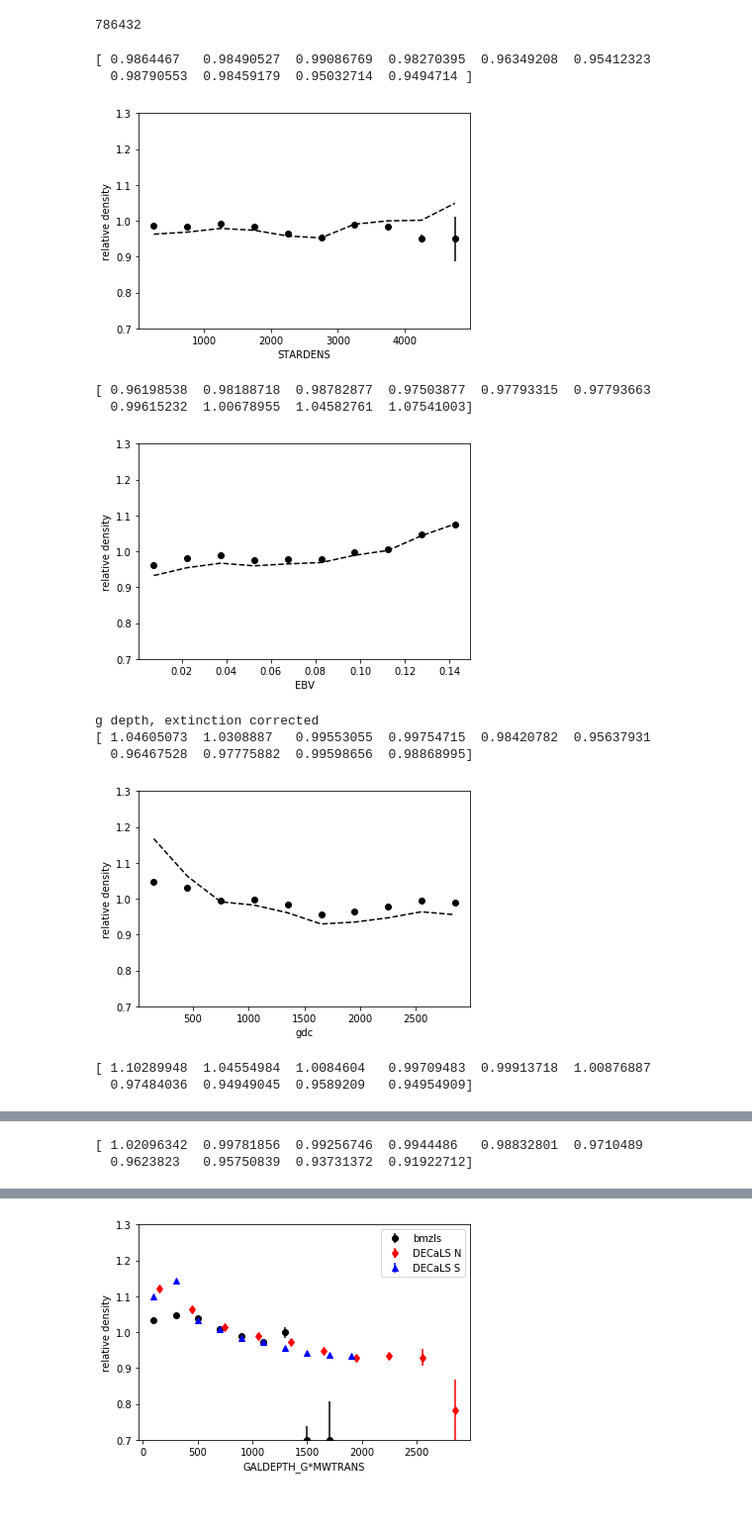
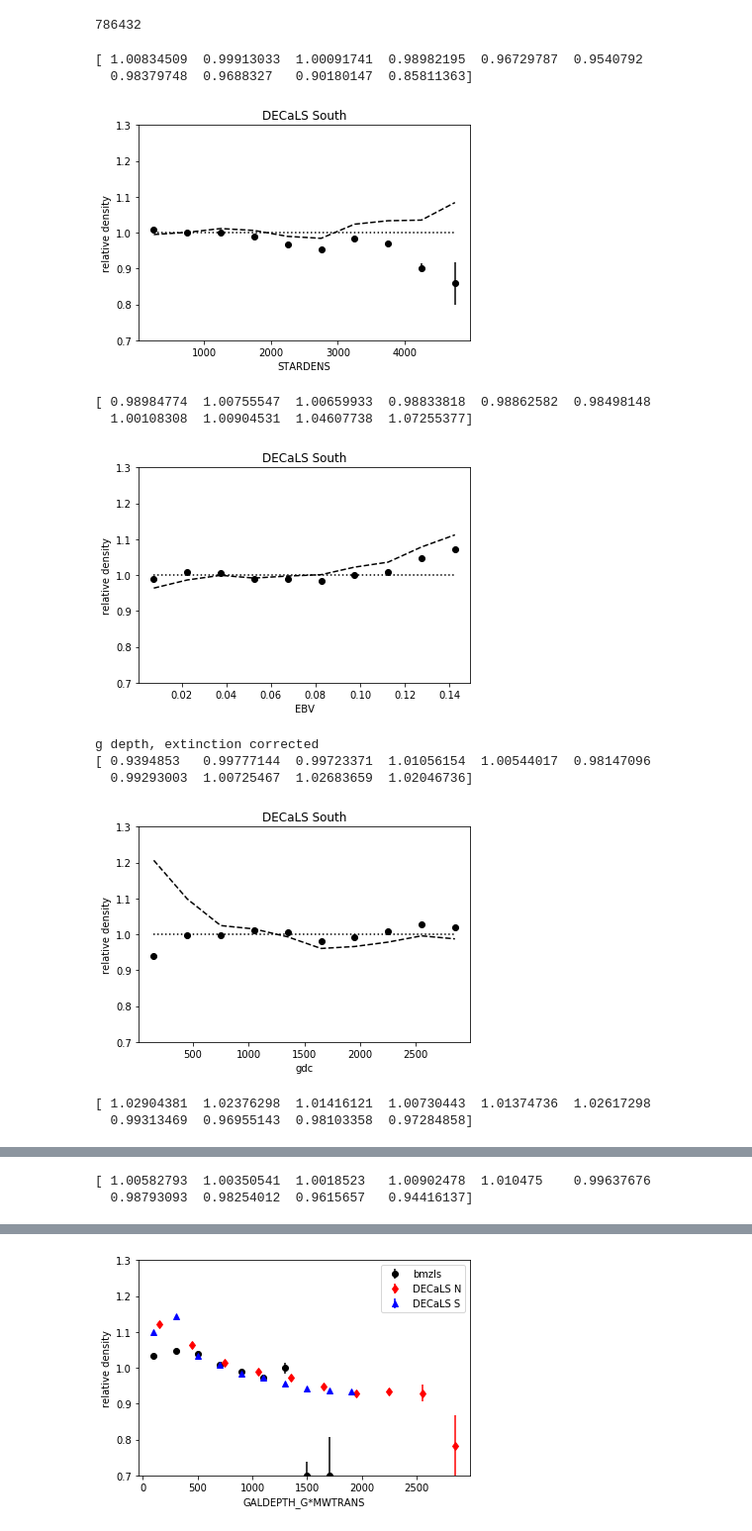
Before and after one commit to desihub/LSS, a Jupyter notebook: Sandbox/ELGgalforeground.ipynb, the cells around one changed output, grey strips where cells are left out. Shown at 99% size. Saved outputs shown, nothing was run; the diff lists cells and outputs as text; code cells hidden in the pictures.

```diff
--- a/Sandbox/ELGgalforeground.ipynb
+++ b/Sandbox/ELGgalforeground.ipynb
@@ -130,7 +130,7 @@ print(len(pixlgds))
 # %% [output]
 786432
 # %%
-def plotvshp(r1,d1,sys,rng,gdzm=20,ebvm=0.15,useMCeff=True,correctstar=False):
+def plotvshp(r1,d1,sys,rng,gdzm=20,ebvm=0.15,useMCeff=True,correctstar=False,title='',effac=1.):
     w = hpq['GALDEPTH_Z'] > gdzm
     w &= hpq['EBV'] < ebvm
     if useMCeff:
@@ -150,7 +150,7 @@ def plotvshp(r1,d1,sys,rng,gdzm=20,ebvm=0.15,useMCeff=True,correctstar=False):
         ds = ws
     dmc = np.ones(len(d1))
     if useMCeff:
-        dmc = mcl
+        dmc = mcl**effac
     hd1 = np.histogram(sm,weights=d1[w]*ds[w]/dmc[w],range=rng)
     hdnoc = np.histogram(sm,weights=d1[w],bins=hd1[1],range=rng)
     #print(hd1)
@@ -159,31 +159,35 @@ def plotvshp(r1,d1,sys,rng,gdzm=20,ebvm=0.15,useMCeff=True,correctstar=False):
     xl = []
     for i in range(0,len(hd1[0])):
         xl.append((hd1[1][i]+hd1[1][i+1])/2.)
-    plt.errorbar(xl,hd1[0]/hr1[0]/(lelg/len(relg)),np.sqrt(hd1[0])/hr1[0]/(lelg/len(relg)),fmt='ko')
+    plt.errorbar(xl,hd1[0]/hr1[0]/(sum(d1[w]*ds[w]/dmc[w])/sum(r1[w])),np.sqrt(hd1[0])/hr1[0]/(lelg/len(relg)),fmt='ko')
     if useMCeff:
-        plt.plot(xl,hdnoc[0]/hr1[0]/(lelg/len(relg)),'k--')
-    print(hd1[0]/hr1[0]/(lelg/len(relg)))
+        plt.plot(xl,hdnoc[0]/hr1[0]/(sum(d1[w])/sum(r1[w])),'k--')
+    print(hd1[0]/hr1[0]/(sum(d1[w]*ds[w]/dmc[w])/sum(r1[w])))
     #plt.title(str(mp)+reg)
+    plt.plot(xl,np.ones(len(xl)),'k:')
     plt.ylabel('relative density')
     plt.xlabel(sys)
     plt.ylim(0.7,1.3)
+    plt.title(title)
     plt.show()
 # %%
-plotvshp(pixlrds,pixlgds,'STARDENS',(0,0.5e4))
-plotvshp(pixlrds,pixlgds,'EBV',(0,0.15))
-plotvshp(pixlrds,pixlgds,'gdc',(0,3000))
-plotvshp(pixlrds,pixlgds,'rdc',(0,1000))
-plotvshp(pixlrds,pixlgds,'zdc',(20,200))
+title = 'DECaLS South'
+effac=2.
+plotvshp(pixlrds,pixlgds,'STARDENS',(0,0.5e4),title=title,effac=effac)
+plotvshp(pixlrds,pixlgds,'EBV',(0,0.15),title=title,effac=effac)
+plotvshp(pixlrds,pixlgds,'gdc',(0,3000),title=title,effac=effac)
+plotvshp(pixlrds,pixlgds,'rdc',(0,1000),title=title,effac=effac)
+plotvshp(pixlrds,pixlgds,'zdc',(20,200),title=title,effac=effac)
 # %% [output]
-[ 0.9864467   0.98490527  0.99086769  0.98270395  0.96349208  0.95412323
-  0.98790553  0.98459179  0.95032714  0.9494714 ]
+[ 1.00834509  0.99913033  1.00091741  0.98982195  0.96729787  0.9540792
+  0.98379748  0.9688327   0.90180147  0.85811363]
-[figure, old version]
+[figure, new version]
-[ 0.96198538  0.98188718  0.98782877  0.97503877  0.97793315  0.97793663
-  0.99615232  1.00678955  1.04582761  1.07541003]
+[ 0.98984774  1.00755547  1.00659933  0.98833818  0.98862582  0.98498148
+  1.00108308  1.00904531  1.04607738  1.07255377]
-[figure, old version]
+[figure, new version]
 g depth, extinction corrected
-[ 1.04605073  1.0308887   0.99553055  0.99754715  0.98420782  0.95637931
-  0.96467528  0.97775882  0.99598656  0.98868995]
+[ 0.9394853   0.99777144  0.99723371  1.01056154  1.00544017  0.98147096
+  0.99293003  1.00725467  1.02683659  1.02046736]
-[figure, old version]
+[figure, new version]
-[ 1.10289948  1.04554984  1.0084604   0.99709483  0.99913718  1.00876887
-  0.97484036  0.94949045  0.9589209   0.94954909]
+[ 1.02904381  1.02376298  1.01416121  1.00730443  1.01374736  1.02617298
+  0.99313469  0.96955143  0.98103358  0.97284858]
@@ -191,2 +195,2 @@ g depth, extinction corrected
-[ 1.02096342  0.99781856  0.99256746  0.9944486   0.98832801  0.9710489
-  0.9623823   0.95750839  0.93731372  0.91922712]
+[ 1.00582793  1.00350541  1.0018523   1.00902478  1.010475    0.99637676
+  0.98793093  0.98254012  0.9615657   0.94416137]
```
Also changed, not shown: parts of 4 cells of this notebook.
